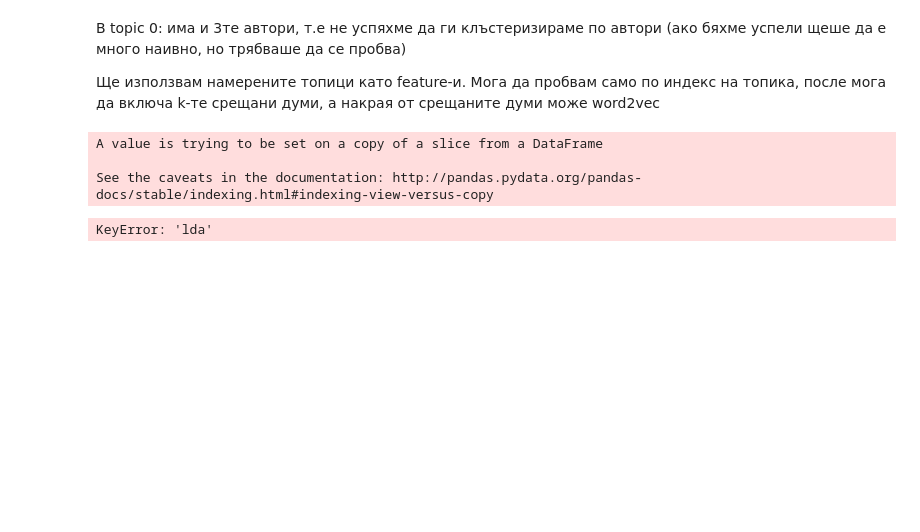
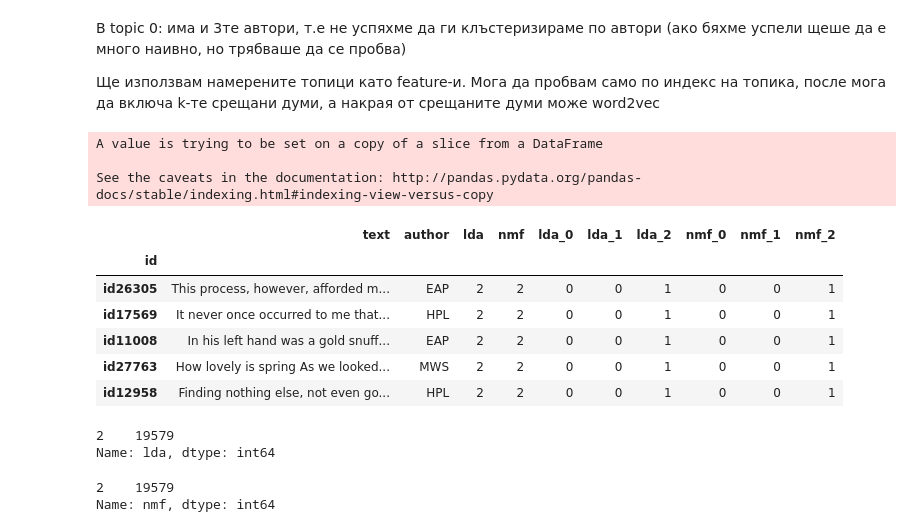
Before and after one commit to radpet/fmi-ml, a Jupyter notebook: spooky-author/Trying to improve.ipynb, the cells around one changed output. Cells and saved outputs as stored; diff of their text form; code cells hidden in the pictures; blank space fills up the shorter version.

```diff
--- a/spooky-author/Trying to improve.ipynb
+++ b/spooky-author/Trying to improve.ipynb
@@ -450,18 +450,33 @@ A value is trying to be set on a copy of a slice from a DataFrame
 
 See the caveats in the documentation: http://pandas.pydata.org/pandas-docs/stable/indexing.html#indexing-view-versus-copy
 # %%
-# train["lda_0"] = train["lda"] == 0 + 0
-# train["lda_1"] = train["lda"] == 1 + 0
-# train["lda_2"] = train["lda"] == 2 + 0
+train["lda_0"] = (train["lda"] == 0) * 1
+train["lda_1"] = (train["lda"] == 1) * 1
+train["lda_2"] = (train["lda"] == 2) * 1
 
-# train["nmf_0"] = train["nmf"] == 0
-# train["nmf_1"] = train["nmf"] == 1
-# train["nmf_2"] = train["nmf"] == 2
+train["nmf_0"] = (train["nmf"] == 0 ) * 1
+train["nmf_1"] = (train["nmf"] == 1 ) * 1
+train["nmf_2"] = (train["nmf"] == 2 ) * 1
 
-# train = train.drop(["lda","nmf"], axis=1)
-# train.head(5)
+train.head(5)
 # %% [output]
-KeyError: 'lda'
+|  | text | author | lda | nmf | lda_0 | lda_1 | lda_2 | nmf_0 | nmf_1 | nmf_2 |
+| id |  |  |  |  |  |  |  |  |  |  |
+| id26305 | This process, however, afforded m... | EAP | 2 | 2 | 0 | 0 | 1 | 0 | 0 | 1 |
+| id17569 | It never once occurred to me that... | HPL | 2 | 2 | 0 | 0 | 1 | 0 | 0 | 1 |
+| id11008 | In his left hand was a gold snuff... | EAP | 2 | 2 | 0 | 0 | 1 | 0 | 0 | 1 |
+| id27763 | How lovely is spring As we looked... | MWS | 2 | 2 | 0 | 0 | 1 | 0 | 0 | 1 |
+| id12958 | Finding nothing else, not even go... | HPL | 2 | 2 | 0 | 0 | 1 | 0 | 0 | 1 |
+# %%
+print("{}".format(train["lda"].value_counts()))
+train["nmf"].value_counts()
+# train = train.drop(["lda","nmf"], axis=1)
+# train.head(5)
+# %% [output]
+2    19579
+Name: lda, dtype: int64
+2    19579
+Name: nmf, dtype: int64
 # %%
 # from sklearn.naive_bayes import MultinomialNB
 
```
Also changed, not shown: parts of 2 cells of this notebook, 3 other files.
